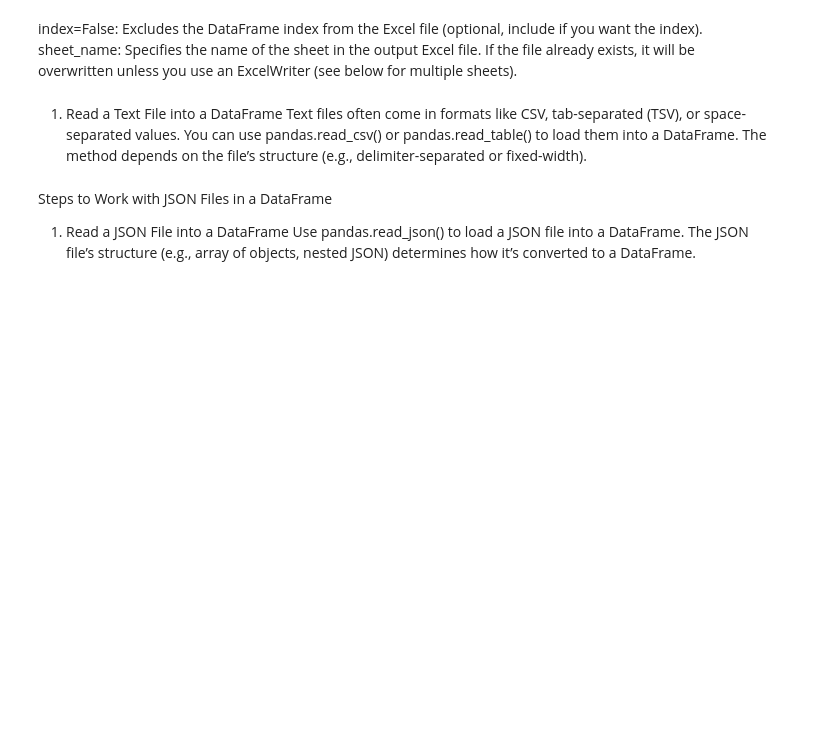
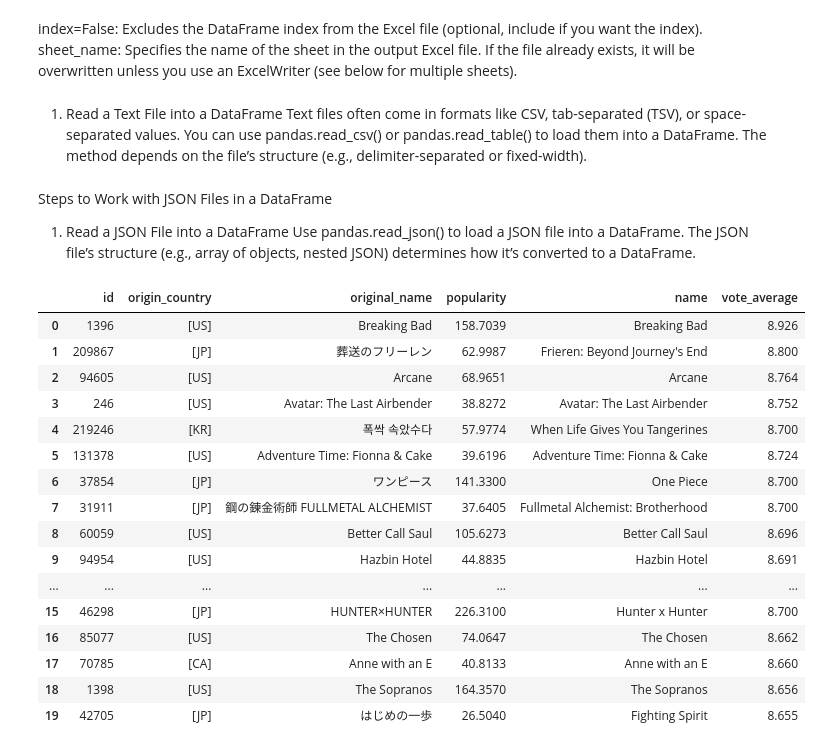
Before and after one commit to Misbahuddin111/Data-Analysis-process, a Jupyter notebook: 27 session data gathering.ipynb, the cells around one changed output. Saved outputs shown, nothing was run; the diff lists cells and outputs as text; code cells hidden in the pictures; blank space fills up the shorter version.

```diff
--- a/27 session data gathering.ipynb
+++ b/27 session data gathering.ipynb
@@ -135,0 +186,25 @@ pd.read_json('datasets/input.json')
+# %%
+import requests
+import pandas as pd
+url = 'https://api.themoviedb.org/3/tv/top_rated?language=en-US&page=1&api_key=203ce05490a14bd7d440d44d4758ec01'
+response=requests.get(url)
+temp_df=pd.DataFrame(response.json()['results'])[['id','origin_country','original_name','popularity','name','vote_average']]
+temp_df
+# %% [output]
+|  | id | origin_country | original_name | popularity | name | vote_average |
+| 0 | 1396 | [US] | Breaking Bad | 158.7039 | Breaking Bad | 8.926 |
+| 1 | 209867 | [JP] | 葬送のフリーレン | 62.9987 | Frieren: Beyond Journey's End | 8.800 |
+| 2 | 94605 | [US] | Arcane | 68.9651 | Arcane | 8.764 |
+| 3 | 246 | [US] | Avatar: The Last Airbender | 38.8272 | Avatar: The Last Airbender | 8.752 |
+| 4 | 219246 | [KR] | 폭싹 속았수다 | 57.9774 | When Life Gives You Tangerines | 8.700 |
+| 5 | 131378 | [US] | Adventure Time: Fionna & Cake | 39.6196 | Adventure Time: Fionna & Cake | 8.724 |
+| 6 | 37854 | [JP] | ワンピース | 141.3300 | One Piece | 8.700 |
+| 7 | 31911 | [JP] | 鋼の錬金術師 FULLMETAL ALCHEMIST | 37.6405 | Fullmetal Alchemist: Brotherhood | 8.700 |
+| 8 | 60059 | [US] | Better Call Saul | 105.6273 | Better Call Saul | 8.696 |
+| 9 | 94954 | [US] | Hazbin Hotel | 44.8835 | Hazbin Hotel | 8.691 |
+| ... | ... | ... | ... | ... | ... | ... |
+| 15 | 46298 | [JP] | HUNTER×HUNTER | 226.3100 | Hunter x Hunter | 8.700 |
+| 16 | 85077 | [US] | The Chosen | 74.0647 | The Chosen | 8.662 |
+| 17 | 70785 | [CA] | Anne with an E | 40.8133 | Anne with an E | 8.660 |
+| 18 | 1398 | [US] | The Sopranos | 164.3570 | The Sopranos | 8.656 |
+| 19 | 42705 | [JP] | はじめの一歩 | 26.5040 | Fighting Spirit | 8.655 |
```
Also changed, not shown: parts of 19 cells of this notebook, 1 other file.
